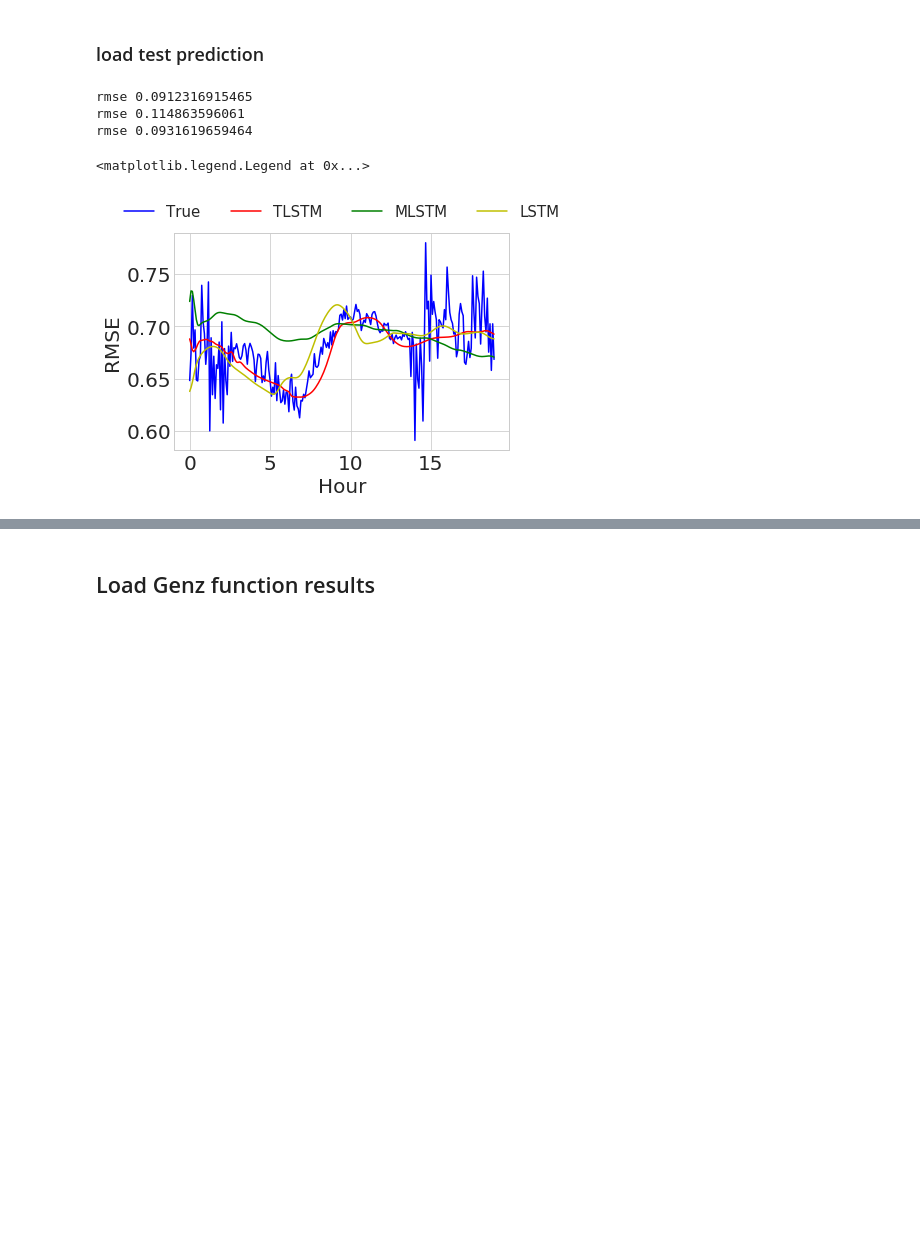
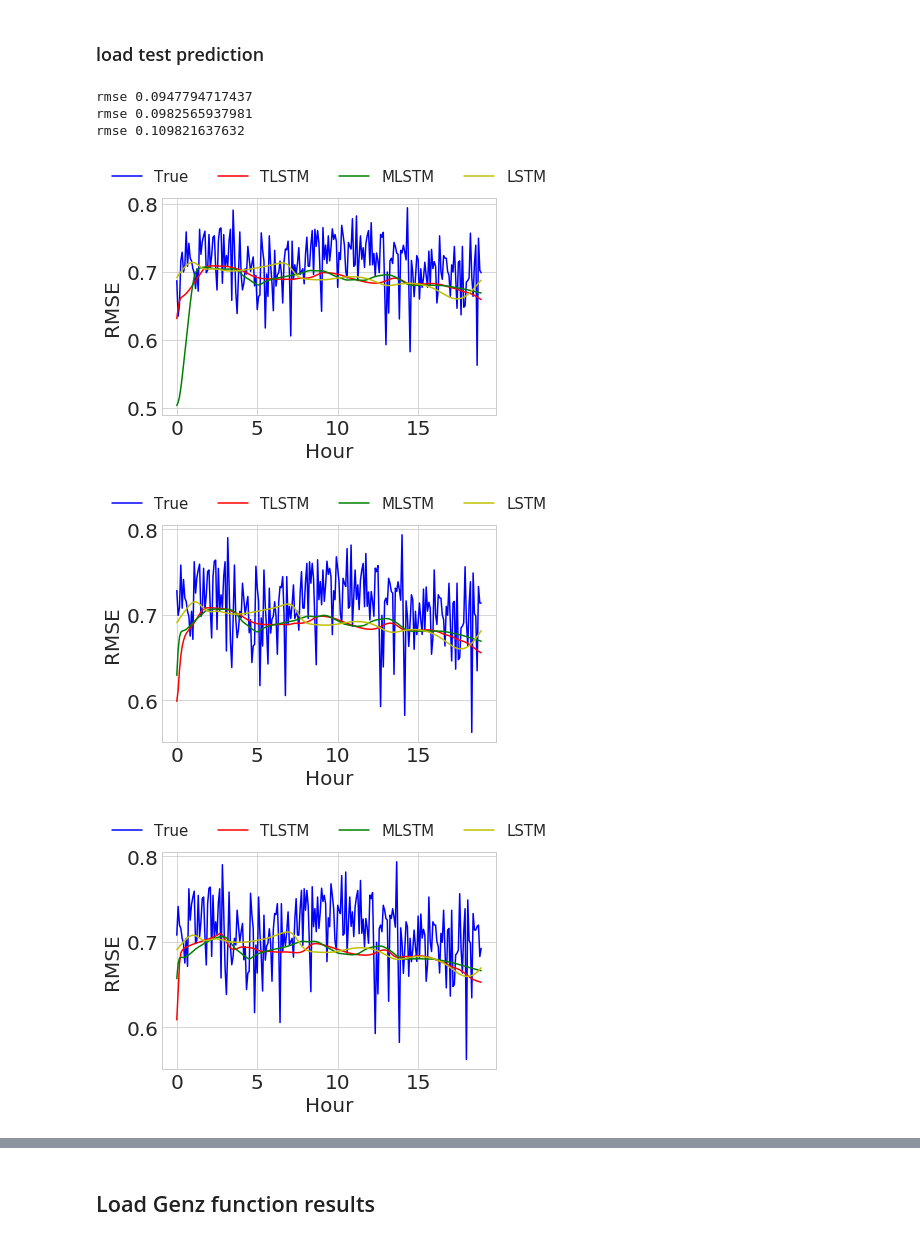
Before and after one commit to yuqirose/TensorRNN, a Jupyter notebook: experiments/notebook/py3_load_rslts.ipynb, the cells around one changed output, grey strips where cells are left out. Drawn from its saved outputs; the diff is of its cells as text; code cells hidden in the pictures; blank space fills up the shorter version.

```diff
--- a/experiments/notebook/py3_load_rslts.ipynb
+++ b/experiments/notebook/py3_load_rslts.ipynb
@@ -91,0 +89,6 @@ print(np.min(errs,axis=0))
+# %%
+mean_val = np.mean(errs_3runs, axis=2)
+var_val = np.std(errs_3runs, axis=2)
+print(mean_val)
+print(var_val)
+errs_3runs = np.load('traffic_3_runs.npy')
@@ -140,53 +198,54 @@ from sklearn.metrics import mean_squared_error
 def RMSE(y_pred, y_true):
     """RMSE"""
     t1 = np.linalg.norm(y_pred-y_true)**2 / np.size(y_true)
     return np.sqrt(t1)
 
 exp="traffic"
 
 ts= 19
 
 def get_pred(model):
-    data_path = "/tmp/tensorRNN/log/"+exp+"/"+time_stamp+"/"+model+"/"+"lr-1e-"+ str(lr)+"/ts-"+ str(ts*12) +"/"
+    data_path = "/tmp/tensorRNN/log/"+exp+"/"+time_stamp+"/"+model+"/"+"lr-1e-3"+"/ts-"+ str(ts*12) +"/"
     true, pred = np.load(data_path+'predict.npy')
 
     diff = (true-pred)**2
     diff = diff.flatten()
     mse = np.sum(diff)/diff.size
     val = np.sqrt(mse)
 
     print('rmse', val)
-    return pred
+    return true,pred
 
 
-x1  = get_pred('TLSTM')
-x2  = get_pred('MLSTM')
-x3  = get_pred('LSTM')
+true, x1  = get_pred('TLSTM')
+_, x2  = get_pred('MLSTM')
+_, x3  = get_pred('LSTM')
 
 %matplotlib inline
 import matplotlib.pyplot as plt
 import matplotlib as mpl
 import seaborn as sns
 import matplotlib.pyplot as plt
 
 
-i= 3
-x = np.arange(0,ts*12)/12
-fig = plt.figure()
-ax = fig.gca()
-ax.plot(x, true[i,:,0],'b',label='True')
-ax.plot(x, x1[i,:,0],'r-', label='TLSTM')
-ax.plot(x, x2[i,:,0],'g-',label='MLSTM')
-ax.plot(x, x3[i,:,0],'y-', label='LSTM')
+for i in range(530,540):
+    x = np.arange(0,ts*12)/12
+    fig = plt.figure()
+    ax = fig.gca()
+    ax.plot(x, true[i,:,0],'b',label='True')
+    ax.plot(x, x1[i,:,0],'r-', label='TLSTM')
+    ax.plot(x, x2[i,:,0],'g-',label='MLSTM')
+    ax.plot(x, x3[i,:,0],'y-', label='LSTM')
 
-# ax.legend(['True','TLSTM','MLSTM','LSTM'])
-plt.xlabel('Hour')
-plt.ylabel('RMSE')
-ax.legend(loc='lower center', bbox_to_anchor=(0.5, 1.),
-          ncol=4, fancybox=True, shadow=True)
+    # ax.legend(['True','TLSTM','MLSTM','LSTM'])
+    plt.xlabel('Hour')
+    plt.ylabel('RMSE')
+    ax.legend(loc='lower center', bbox_to_anchor=(0.5, 1.),
+              ncol=4, fancybox=True, shadow=True)
 # %% [output]
-rmse 0.0912316915465
-rmse 0.114863596061
-rmse 0.0931619659464
+rmse 0.0947794717437
+rmse 0.0982565937981
+rmse 0.109821637632
-<matplotlib.legend.Legend at 0x...>
-[figure, old version]
+[figure, new version]
+[figure, added]
+[figure, added]
```
Also changed, not shown: parts of 10 cells of this notebook, 6 other files.
